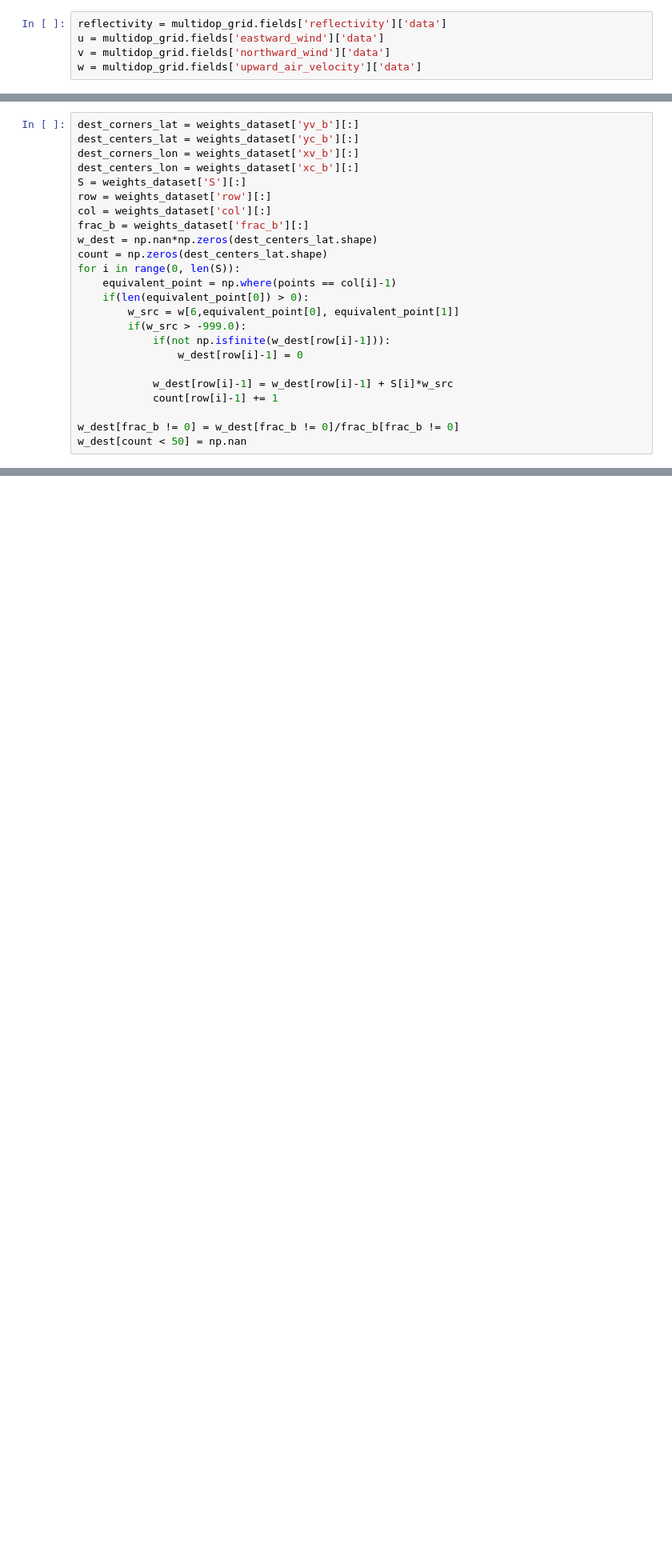
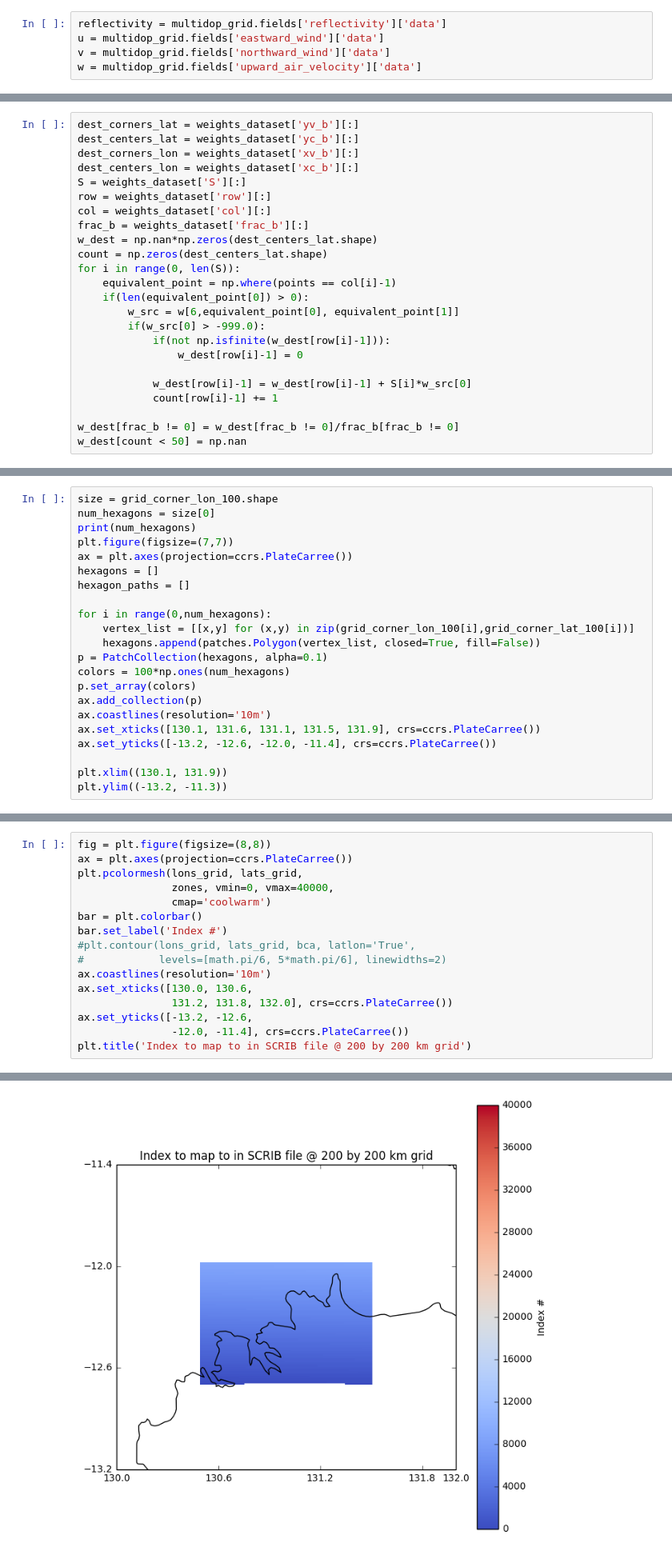
Before and after one commit to rcjackson/cmdv-rrm-anl, a Jupyter notebook: notebooks/RRM aggregate.ipynb, the cells around one changed output, grey strips where cells are left out. Shown at 80% size. Cells and saved outputs as stored; diff of their text form; blank space fills up the shorter version.

```diff
--- a/notebooks/RRM aggregate.ipynb
+++ b/notebooks/RRM aggregate.ipynb
@@ -345,11 +381,11 @@ for i in range(0, len(S)):
     equivalent_point = np.where(points == col[i]-1)
     if(len(equivalent_point[0]) > 0):
         w_src = w[6,equivalent_point[0], equivalent_point[1]]
-        if(w_src > -999.0):
+        if(w_src[0] > -999.0):
             if(not np.isfinite(w_dest[row[i]-1])):
                 w_dest[row[i]-1] = 0
 
-            w_dest[row[i]-1] = w_dest[row[i]-1] + S[i]*w_src
+            w_dest[row[i]-1] = w_dest[row[i]-1] + S[i]*w_src[0]
             count[row[i]-1] += 1
 
 w_dest[frac_b != 0] = w_dest[frac_b != 0]/frac_b[frac_b != 0]
@@ -402,0 +436,22 @@ display.plot_grid('upward_air_velocity', level=6, cmap='coolwarm')
+# %%
+size = grid_corner_lon_100.shape
+num_hexagons = size[0]
+print(num_hexagons)
+plt.figure(figsize=(7,7))
+ax = plt.axes(projection=ccrs.PlateCarree())
+hexagons = []
+hexagon_paths = []
+
+for i in range(0,num_hexagons):
+    vertex_list = [[x,y] for (x,y) in zip(grid_corner_lon_100[i],grid_corner_lat_100[i])]
+    hexagons.append(patches.Polygon(vertex_list, closed=True, fill=False))
+p = PatchCollection(hexagons, alpha=0.1)
+colors = 100*np.ones(num_hexagons)
+p.set_array(colors)
+ax.add_collection(p)
+ax.coastlines(resolution='10m')
+ax.set_xticks([130.1, 131.6, 131.1, 131.5, 131.9], crs=ccrs.PlateCarree())
+ax.set_yticks([-13.2, -12.6, -12.0, -11.4], crs=ccrs.PlateCarree())
+
+plt.xlim((130.1, 131.9))
+plt.ylim((-13.2, -11.3))
@@ -402,0 +498,17 @@ display.plot_grid('upward_air_velocity', level=6, cmap='coolwarm')
+# %%
+fig = plt.figure(figsize=(8,8))
+ax = plt.axes(projection=ccrs.PlateCarree())
+plt.pcolormesh(lons_grid, lats_grid,
+               zones, vmin=0, vmax=40000,
+               cmap='coolwarm')
+bar = plt.colorbar()
+bar.set_label('Index #')
+#plt.contour(lons_grid, lats_grid, bca, latlon='True',
+#            levels=[math.pi/6, 5*math.pi/6], linewidths=2)
+ax.coastlines(resolution='10m')
+ax.set_xticks([130.0, 130.6,
+               131.2, 131.8, 132.0], crs=ccrs.PlateCarree())
+ax.set_yticks([-13.2, -12.6,
+               -12.0, -11.4], crs=ccrs.PlateCarree())
+plt.title('Index to map to in SCRIB file @ 200 by 200 km grid')
+# %% [output]
@@ -402,0 +516 @@ display.plot_grid('upward_air_velocity', level=6, cmap='coolwarm')
+[figure, added]
```
Also changed, not shown: parts of 15 cells of this notebook, 58 other files.
